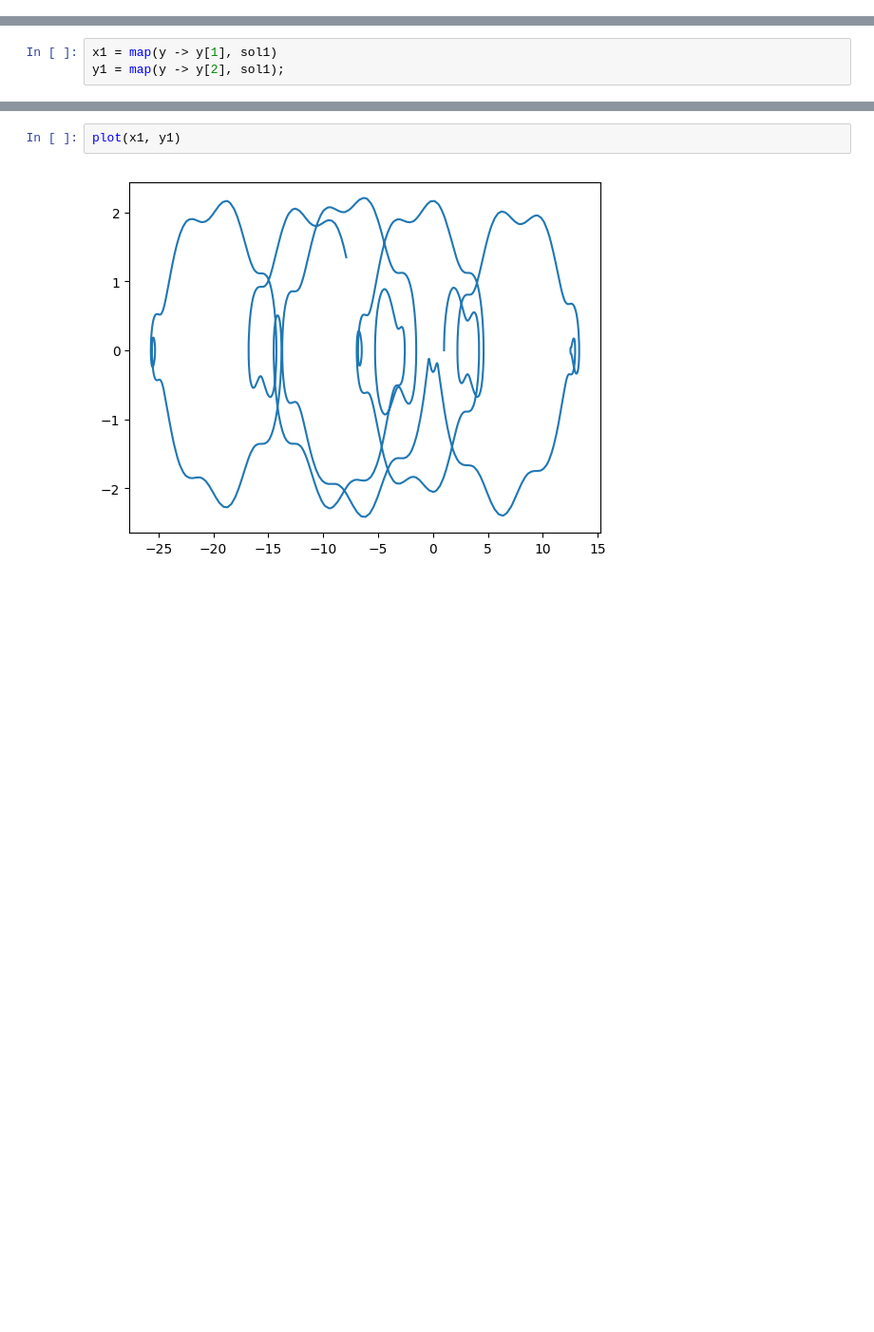
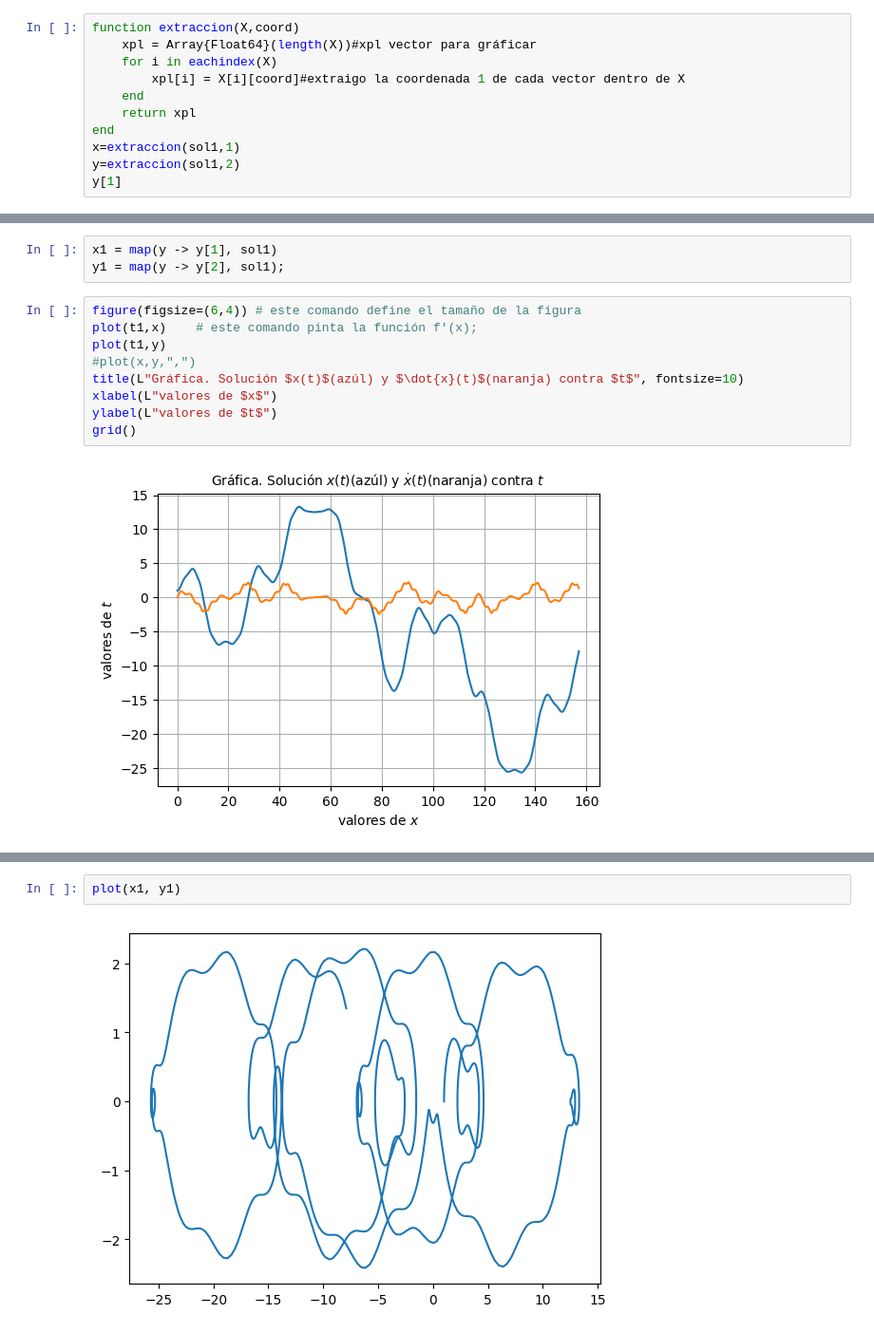
Before and after one commit to gitrmora/OsciladorParametrico, a Jupyter notebook: Proy.ipynb, the cells around one changed output, grey strips where cells are left out. Shown at 95% size. Drawn from its saved outputs; the diff is of its cells as text; blank space fills up the shorter version.

```diff
--- a/Proy.ipynb
+++ b/Proy.ipynb
@@ -27,3 +27,14 @@ t = linspace(t0, tf, 1000)
  0.0,0.157237,0.314474,0.471711,0.628947,…,156.608,156.765,156.922,157.08
 # %%
 (t1, sol1) = ode45(ec1, x̄, t);
+# %%
+function extraccion(X,coord)
+    xpl = Array{Float64}(length(X))#xpl vector para gráficar
+    for i in eachindex(X)
+        xpl[i] = X[i][coord]#extraigo la coordenada 1 de cada vector dentro de X
+    end
+    return xpl
+end
+x=extraccion(sol1,1)
+y=extraccion(sol1,2)
+y[1]
@@ -30,3 +44,14 @@ t = linspace(t0, tf, 1000)
 # %%
 x1 = map(y -> y[1], sol1)
 y1 = map(y -> y[2], sol1);
+# %%
+figure(figsize=(6,4)) # este comando define el tamaño de la figura
+plot(t1,x)    # este comando pinta la función f'(x);
+plot(t1,y)
+#plot(x,y,",")
+title(L"Gráfica. Solución $x(t)$(azúl) y $\dot{x}(t)$(naranja) contra $t$", fontsize=10)
+xlabel(L"valores de $x$")
+ylabel(L"valores de $t$")
+grid()
+# %% [output]
+[figure, added]
```
Also changed, not shown: parts of 7 cells of this notebook.
